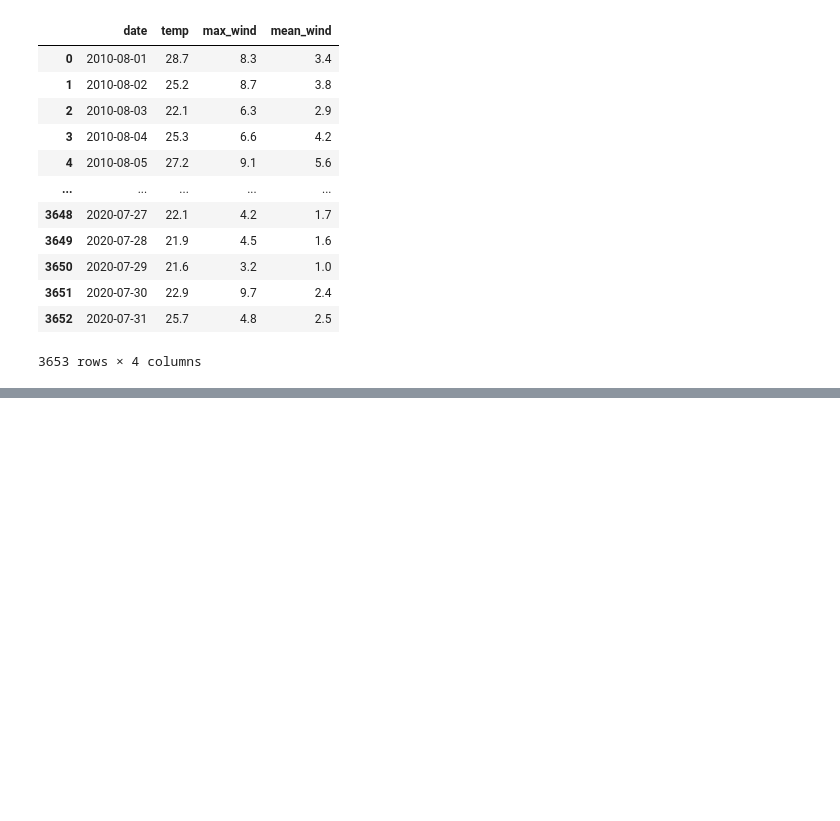
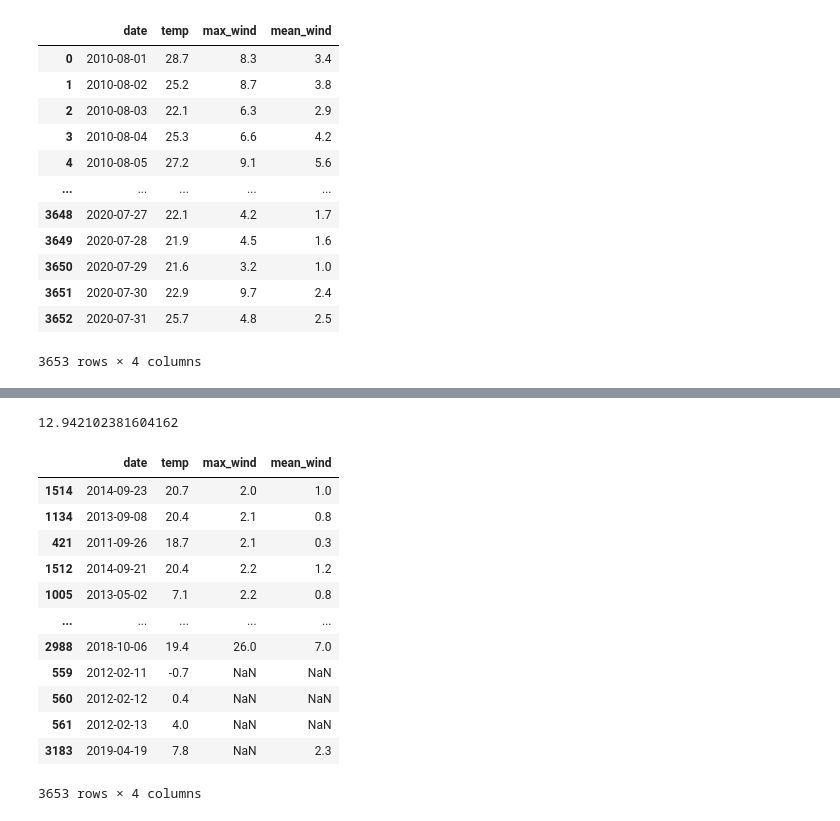
Before and after one commit to Ewha-Ohsori/OhsoriMarket, a Jupyter notebook: Downloads/DAbook1-main/ch5_pandas.ipynb, the cells around one changed output, grey strips where cells are left out. Cells and saved outputs as stored; diff of their text form; code cells hidden in the pictures; blank space fills up the shorter version.

```diff
--- a/Downloads/DAbook1-main/ch5_pandas.ipynb
+++ b/Downloads/DAbook1-main/ch5_pandas.ipynb
@@ -134,0 +192,20 @@ df
+# %%
+df['temp'].mean()
+# %% [output]
+12.942102381604162
+# %%
+df.sort_values(by='max_wind')
+# %% [output]
+|  | date | temp | max_wind | mean_wind |
+| 1514 | 2014-09-23 | 20.7 | 2.0 | 1.0 |
+| 1134 | 2013-09-08 | 20.4 | 2.1 | 0.8 |
+| 421 | 2011-09-26 | 18.7 | 2.1 | 0.3 |
+| 1512 | 2014-09-21 | 20.4 | 2.2 | 1.2 |
+| 1005 | 2013-05-02 | 7.1 | 2.2 | 0.8 |
+| ... | ... | ... | ... | ... |
+| 2988 | 2018-10-06 | 19.4 | 26.0 | 7.0 |
+| 559 | 2012-02-11 | -0.7 | NaN | NaN |
+| 560 | 2012-02-12 | 0.4 | NaN | NaN |
+| 561 | 2012-02-13 | 4.0 | NaN | NaN |
+| 3183 | 2019-04-19 | 7.8 | NaN | 2.3 |
+3653 rows × 4 columns
```
Also changed, not shown: parts of 23 cells of this notebook.
